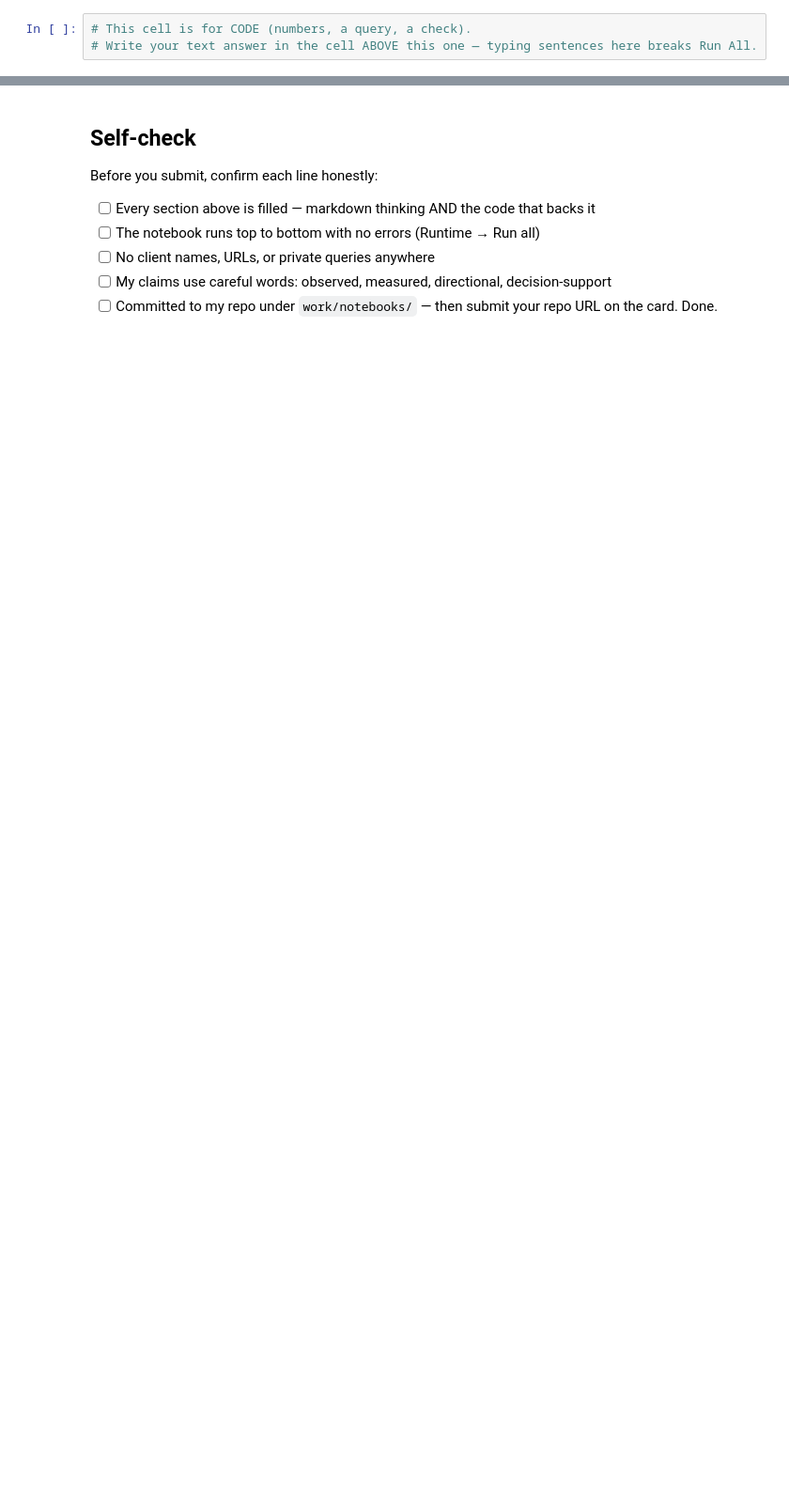
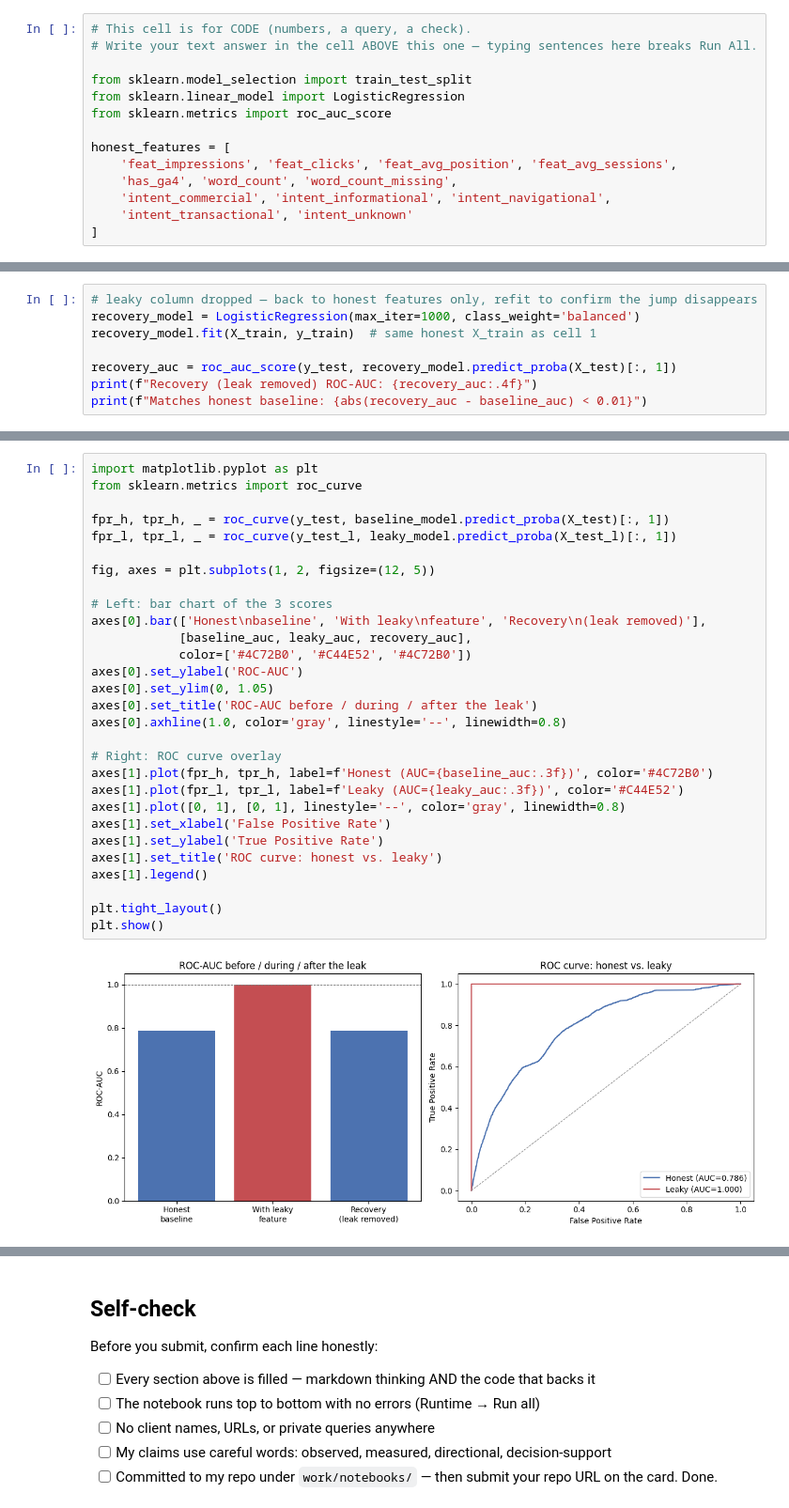
Before and after one commit to whozahm3d/flyrank-ml-internship, a Jupyter notebook: work/notebooks/w03_feature_leakage_check.ipynb, the cells around one changed output, grey strips where cells are left out. Shown at 94% size. Cells and saved outputs as stored; diff of their text form; blank space fills up the shorter version.

```diff
--- a/work/notebooks/w03_feature_leakage_check.ipynb
+++ b/work/notebooks/w03_feature_leakage_check.ipynb
@@ -13,3 +306,14 @@ This skeleton is yours to fill. Work the sections **in order** — each one has
 # %%
 # This cell is for CODE (numbers, a query, a check).
 # Write your text answer in the cell ABOVE this one — typing sentences here breaks Run All.
+
+from sklearn.model_selection import train_test_split
+from sklearn.linear_model import LogisticRegression
+from sklearn.metrics import roc_auc_score
+
+honest_features = [
+    'feat_impressions', 'feat_clicks', 'feat_avg_position', 'feat_avg_sessions',
+    'has_ga4', 'word_count', 'word_count_missing',
+    'intent_commercial', 'intent_informational', 'intent_navigational',
+    'intent_transactional', 'intent_unknown'
+]
@@ -19,0 +391,8 @@ This skeleton is yours to fill. Work the sections **in order** — each one has
+# %%
+# leaky column dropped — back to honest features only, refit to confirm the jump disappears
+recovery_model = LogisticRegression(max_iter=1000, class_weight='balanced')
+recovery_model.fit(X_train, y_train)  # same honest X_train as cell 1
+
+recovery_auc = roc_auc_score(y_test, recovery_model.predict_proba(X_test)[:, 1])
+print(f"Recovery (leak removed) ROC-AUC: {recovery_auc:.4f}")
+print(f"Matches honest baseline: {abs(recovery_auc - baseline_auc) < 0.01}")
@@ -19,0 +418,31 @@ This skeleton is yours to fill. Work the sections **in order** — each one has
+# %%
+import matplotlib.pyplot as plt
+from sklearn.metrics import roc_curve
+
+fpr_h, tpr_h, _ = roc_curve(y_test, baseline_model.predict_proba(X_test)[:, 1])
+fpr_l, tpr_l, _ = roc_curve(y_test_l, leaky_model.predict_proba(X_test_l)[:, 1])
+
+fig, axes = plt.subplots(1, 2, figsize=(12, 5))
+
+# Left: bar chart of the 3 scores
+axes[0].bar(['Honest\nbaseline', 'With leaky\nfeature', 'Recovery\n(leak removed)'],
+            [baseline_auc, leaky_auc, recovery_auc],
+            color=['#4C72B0', '#C44E52', '#4C72B0'])
+axes[0].set_ylabel('ROC-AUC')
+axes[0].set_ylim(0, 1.05)
+axes[0].set_title('ROC-AUC before / during / after the leak')
+axes[0].axhline(1.0, color='gray', linestyle='--', linewidth=0.8)
+
+# Right: ROC curve overlay
+axes[1].plot(fpr_h, tpr_h, label=f'Honest (AUC={baseline_auc:.3f})', color='#4C72B0')
+axes[1].plot(fpr_l, tpr_l, label=f'Leaky (AUC={leaky_auc:.3f})', color='#C44E52')
+axes[1].plot([0, 1], [0, 1], linestyle='--', color='gray', linewidth=0.8)
+axes[1].set_xlabel('False Positive Rate')
+axes[1].set_ylabel('True Positive Rate')
+axes[1].set_title('ROC curve: honest vs. leaky')
+axes[1].legend()
+
+plt.tight_layout()
+plt.show()
+# %% [output]
+[figure, added]
```
Also changed, not shown: parts of 36 cells of this notebook.
